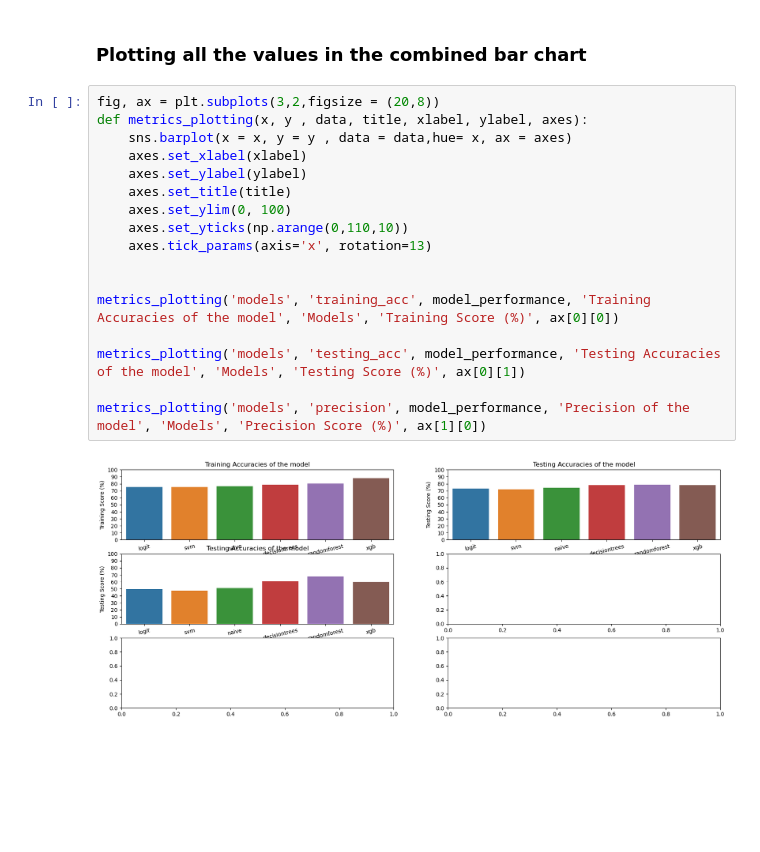
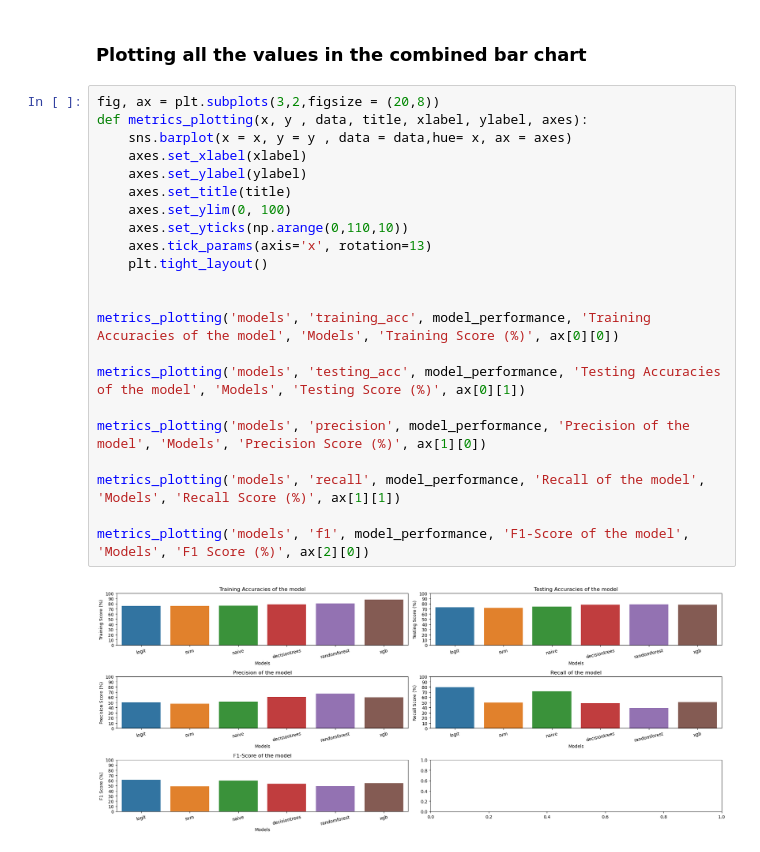
Before and after one commit to suzaladhikari/customer_churn-, a Jupyter notebook: Model Preparation/model.ipynb, the cells around one changed output. Saved outputs shown, nothing was run; the diff lists cells and outputs as text; blank space fills up the shorter version.

Commit message:
plotted model's recall and f1 score

```diff
--- a/Model Preparation/model.ipynb
+++ b/Model Preparation/model.ipynb
@@ -635,19 +635,24 @@ model_performance.head(5)
 # %%
 fig, ax = plt.subplots(3,2,figsize = (20,8))
 def metrics_plotting(x, y , data, title, xlabel, ylabel, axes):
     sns.barplot(x = x, y = y , data = data,hue= x, ax = axes)
     axes.set_xlabel(xlabel)
     axes.set_ylabel(ylabel)
     axes.set_title(title)
     axes.set_ylim(0, 100)
     axes.set_yticks(np.arange(0,110,10))
     axes.tick_params(axis='x', rotation=13)
+    plt.tight_layout()
 
 
 metrics_plotting('models', 'training_acc', model_performance, 'Training Accuracies of the model', 'Models', 'Training Score (%)', ax[0][0])
 
 metrics_plotting('models', 'testing_acc', model_performance, 'Testing Accuracies of the model', 'Models', 'Testing Score (%)', ax[0][1])
 
 metrics_plotting('models', 'precision', model_performance, 'Precision of the model', 'Models', 'Precision Score (%)', ax[1][0])
+
+metrics_plotting('models', 'recall', model_performance, 'Recall of the model', 'Models', 'Recall Score (%)', ax[1][1])
+
+metrics_plotting('models', 'f1', model_performance, 'F1-Score of the model', 'Models', 'F1 Score (%)', ax[2][0])
 # %% [output]
-[figure, old version]
+[figure, new version]
```
